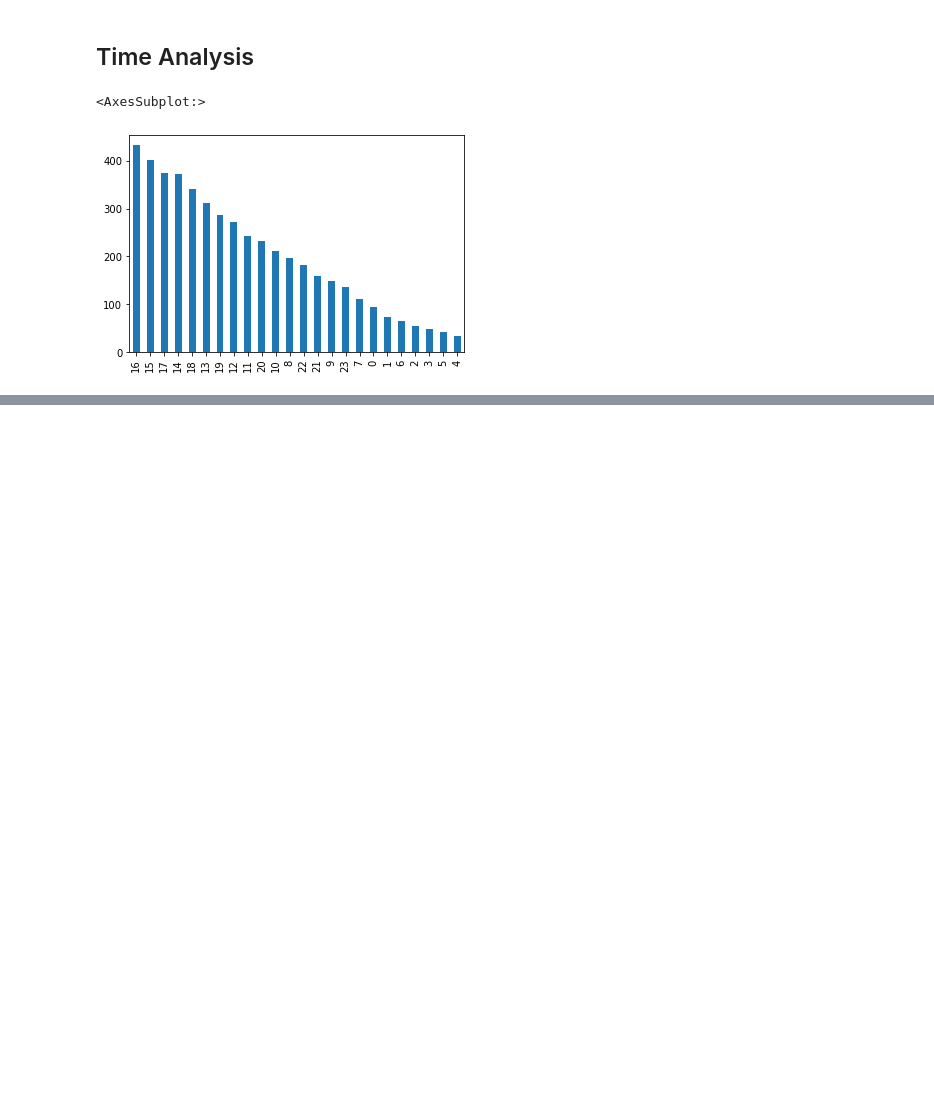
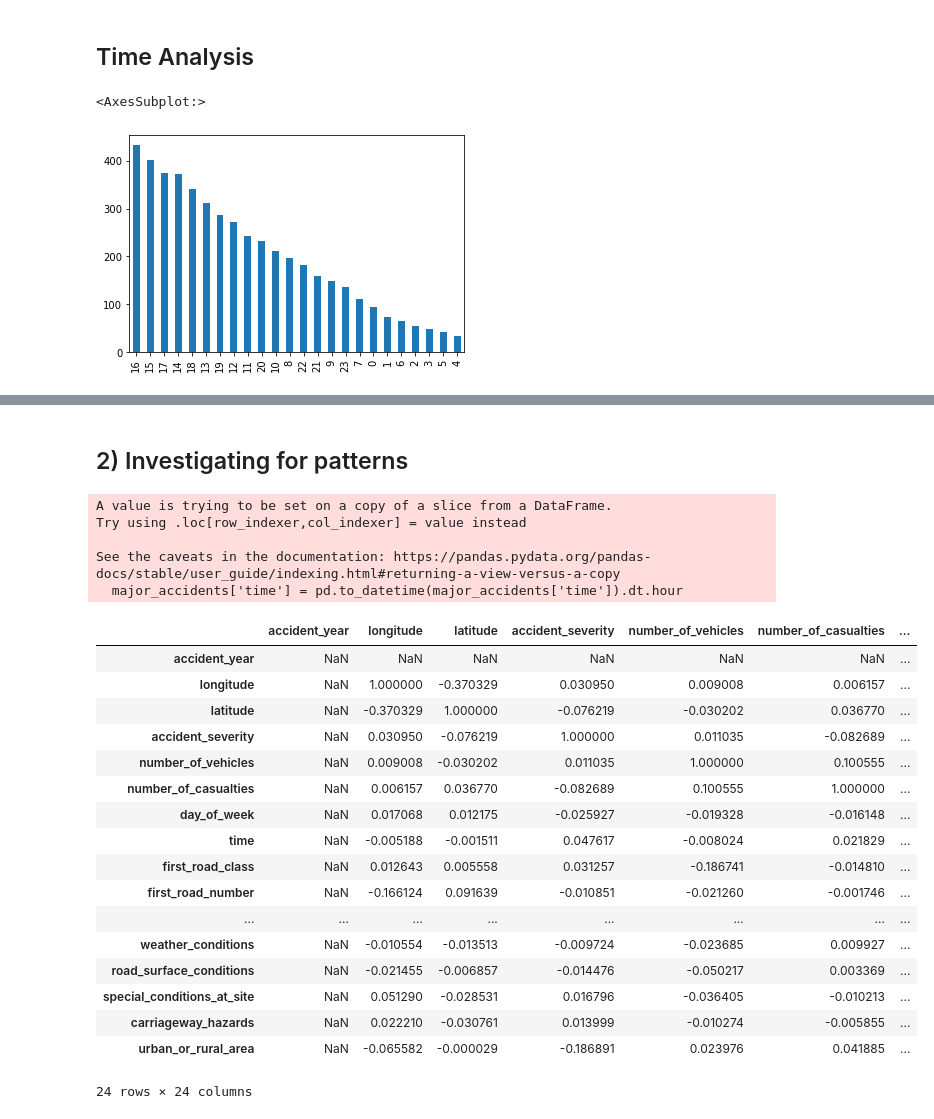
Before and after one commit to awesomepack/High-Fatality-Car-Accidents, a Jupyter notebook: Incident_Analysis.ipynb, the cells around one changed output, grey strips where cells are left out. Drawn from its saved outputs; the diff is of its cells as text; code cells hidden in the pictures; blank space fills up the shorter version.

Commit message:
Determined the time of day accidents occur the most , working on correlation matrix to investigate any potential leads

```diff
--- a/Incident_Analysis.ipynb
+++ b/Incident_Analysis.ipynb
@@ -58,4 +58,7 @@ major_accidents = accidents[accidents['number_of_casualties'] >= 3]
 
 # dropping any duplicate records , if any
 major_accidents.drop_duplicates(subset= 'accident_index' , keep = 'first')
+
+# Dropping the Unnamed column:
+major_accidents.drop('Unnamed: 0' , axis=1 , inplace= True)
 # %% [output]
@@ -134,0 +126,31 @@ x.plot.bar()
+# %% [markdown]
+## 2) Investigating for patterns
+# %%
+# Use a Correlation Matrix to find any patterns between time of day and day of the week
+major_accidents['time'] = pd.to_datetime(major_accidents['time']).dt.hour
+
+major_accidents.corr()
+# %% [output]
+A value is trying to be set on a copy of a slice from a DataFrame.
+Try using .loc[row_indexer,col_indexer] = value instead
+
+See the caveats in the documentation: https://pandas.pydata.org/pandas-docs/stable/user_guide/indexing.html#returning-a-view-versus-a-copy
+  major_accidents['time'] = pd.to_datetime(major_accidents['time']).dt.hour
+|  | accident_year | longitude | latitude | accident_severity | number_of_vehicles | number_of_casualties | ... |
+| accident_year | NaN | NaN | NaN | NaN | NaN | NaN | ... |
+| longitude | NaN | 1.000000 | -0.370329 | 0.030950 | 0.009008 | 0.006157 | ... |
+| latitude | NaN | -0.370329 | 1.000000 | -0.076219 | -0.030202 | 0.036770 | ... |
+| accident_severity | NaN | 0.030950 | -0.076219 | 1.000000 | 0.011035 | -0.082689 | ... |
+| number_of_vehicles | NaN | 0.009008 | -0.030202 | 0.011035 | 1.000000 | 0.100555 | ... |
+| number_of_casualties | NaN | 0.006157 | 0.036770 | -0.082689 | 0.100555 | 1.000000 | ... |
+| day_of_week | NaN | 0.017068 | 0.012175 | -0.025927 | -0.019328 | -0.016148 | ... |
+| time | NaN | -0.005188 | -0.001511 | 0.047617 | -0.008024 | 0.021829 | ... |
+| first_road_class | NaN | 0.012643 | 0.005558 | 0.031257 | -0.186741 | -0.014810 | ... |
+| first_road_number | NaN | -0.166124 | 0.091639 | -0.010851 | -0.021260 | -0.001746 | ... |
+| ... | ... | ... | ... | ... | ... | ... | ... |
+| weather_conditions | NaN | -0.010554 | -0.013513 | -0.009724 | -0.023685 | 0.009927 | ... |
+| road_surface_conditions | NaN | -0.021455 | -0.006857 | -0.014476 | -0.050217 | 0.003369 | ... |
+| special_conditions_at_site | NaN | 0.051290 | -0.028531 | 0.016796 | -0.036405 | -0.010213 | ... |
+| carriageway_hazards | NaN | 0.022210 | -0.030761 | 0.013999 | -0.010274 | -0.005855 | ... |
+| urban_or_rural_area | NaN | -0.065582 | -0.000029 | -0.186891 | 0.023976 | 0.041885 | ... |
+24 rows × 24 columns
```
Also changed, not shown: parts of 5 cells of this notebook.
